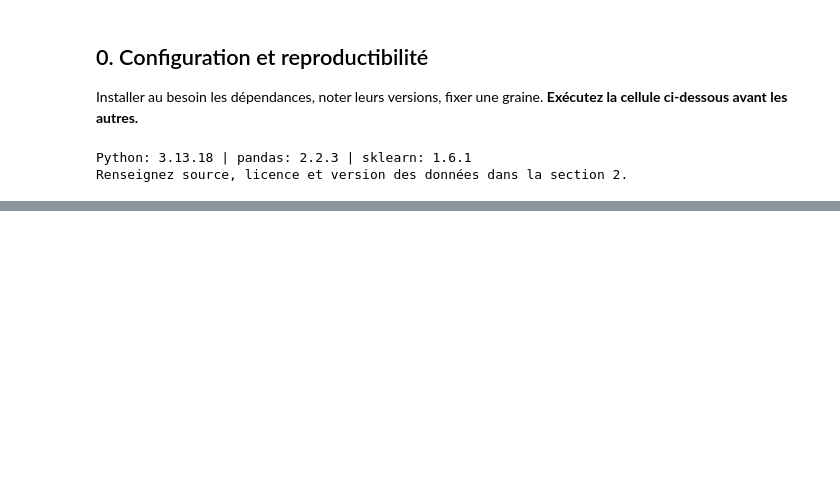
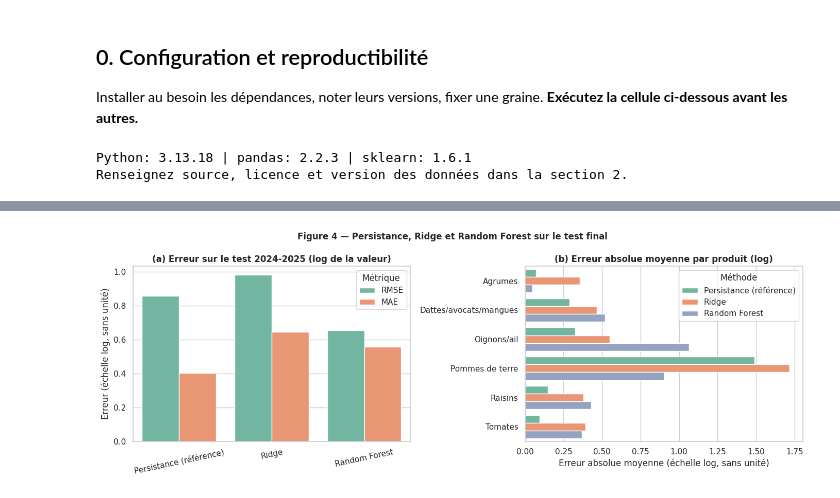
Before and after one commit to ABAAKIL5/25008036_ABAAKILASMA_CI, a Jupyter notebook: modele_projet_ci_s7_encg_settat.ipynb, the cells around one changed output, grey strips where cells are left out. Cells and saved outputs as stored; diff of their text form; code cells hidden in the pictures; blank space fills up the shorter version.

```diff
--- a/modele_projet_ci_s7_encg_settat.ipynb
+++ b/modele_projet_ci_s7_encg_settat.ipynb
@@ -64,10 +79,10 @@ from pathlib import Path
 import pandas as pd
 
 # Adapter ce chemin à l'extraction téléchargée pour le sujet attribué.
-CHEMIN_CSV = Path("/content/drive/MyDrive/EXAM-CC-B/exportations_agroalimentaires_maroc.csv")
+CHEMIN_CSV = Path("/content/drive/MyDrive/DATA SCIENCE CC PARTIE B/Exportations agroalimentaires, cc partieB.csv")
 
 # Décommenter et exécuter après avoir déposé les données accessibles au notebook.
-df = pd.read_csv("/content/drive/MyDrive/EXAM-CC-B/exportations_agroalimentaires_maroc.csv")
+df = pd.read_csv("/content/drive/MyDrive/DATA SCIENCE CC PARTIE B/Exportations agroalimentaires, cc partieB.csv")
 print("Dimensions :", df.shape)
 display(df.head())
 display(df.dtypes.to_frame("type"))
@@ -191,0 +633,94 @@ print("Renseignez ce tableau UNIQUEMENT avec les scores réellement calculés.")
+# %%
+import numpy as np
+import pandas as pd
+import matplotlib.pyplot as plt
+import seaborn as sns
+from pathlib import Path
+
+Path("figures").mkdir(exist_ok=True)
+NOMS = {701: "Pommes de terre", 702: "Tomates", 703: "Oignons/ail",
+        804: "Dattes/avocats/mangues", 805: "Agrumes", 806: "Raisins"}
+
+# 1. Prévisions sur le test final (2024-2025), évaluées une seule fois
+ref_test = X_test["lag1_log_value"]
+pred_test = {
+    "Persistance (référence)": ref_test,
+    "Ridge": modele_ridge.predict(X_test),
+    "Random Forest": modele_rf.predict(X_test),
+}
+tab_test = pd.DataFrame({k: scores(y_test, v) for k, v in pred_test.items()}).T
+
+# 2. Tableau comparatif réel : validation (modèles ajustés sur Train) et test (ajustés sur Train+Validation)
+resultats = pd.DataFrame({
+    "Méthode": tab_test.index,
+    "RMSE validation": tab_val["RMSE"].values,
+    "RMSE test": tab_test["RMSE"].values,
+    "MAE test": tab_test["MAE"].values,
+    "R² test": tab_test["R2"].values,
+}).round(4)
+print("--- TABLEAU COMPARATIF (métrique principale : RMSE sur log de la valeur) ---")
+display(resultats)
+
+ratio = tab_test.loc["Ridge", "RMSE"] / tab_test.loc["Persistance (référence)", "RMSE"]
+print(f"\nRMSE Ridge / RMSE persistance (test) = {ratio:.3f}  (seuil de réussite annoncé : <= 0.80)")
+print("Seuil atteint :", bool(ratio <= 0.80))
+
+# 3. Erreurs détaillées par observation
+err = test_df[["refYear", "cmdCode"]].copy()
+err["Produit"] = err["cmdCode"].astype(int).map(NOMS)
+err["y_reel_log"] = y_test.values
+for k, v in pred_test.items():
+    err[k] = np.asarray(v)
+    err["err_abs " + k] = (err[k] - err["y_reel_log"]).abs()
+
+erreurs_produit = (err.groupby("Produit")[[c for c in err.columns if c.startswith("err_abs")]]
+                   .mean().round(3))
+print("\n--- ERREUR ABSOLUE MOYENNE (log) PAR PRODUIT, TEST 2024-2025 ---")
+display(erreurs_produit)
+
+# 4. Sensibilité : sans les pommes de terre (analyse complémentaire, la métrique principale reste inchangée)
+sans_pdt = err["cmdCode"].astype(int) != 701
+sens = {k: rmse(err.loc[sans_pdt, "y_reel_log"], err.loc[sans_pdt, k]) for k in pred_test}
+print("\n--- RMSE TEST SANS POMMES DE TERRE (analyse de sensibilité) ---")
+print({k: round(v, 4) for k, v in sens.items()})
+
+# 5. Surapprentissage : RMSE entraînement contre validation pour les réglages retenus
+print("\n--- SURAPPRENTISSAGE (réglages retenus) ---")
+print("Ridge         :", res_ridge[res_ridge["alpha"] == best_alpha][["RMSE_train", "RMSE_val"]].round(4).to_dict("records")[0])
+print("Random Forest :", res_rf[res_rf["max_depth"] == str(best_depth)][["RMSE_train", "RMSE_val"]].round(4).to_dict("records")[0])
+
+# 6. Figure des résultats
+fig, axes = plt.subplots(1, 2, figsize=(14, 5))
+
+metr = tab_test[["RMSE", "MAE"]].reset_index().melt(id_vars="index", var_name="Métrique", value_name="Valeur")
+sns.barplot(data=metr, x="index", y="Valeur", hue="Métrique", palette="Set2", ax=axes[0])
+axes[0].set_title("(a) Erreur sur le test 2024-2025 (log de la valeur)", fontweight="bold")
+axes[0].set_xlabel("")
+axes[0].set_ylabel("Erreur (échelle log, sans unité)")
+axes[0].tick_params(axis="x", rotation=12)
+
+ep = erreurs_produit.reset_index().melt(id_vars="Produit", var_name="Méthode", value_name="Erreur absolue")
+ep["Méthode"] = ep["Méthode"].str.replace("err_abs ", "", regex=False)
+sns.barplot(data=ep, y="Produit", x="Erreur absolue", hue="Méthode", palette="Set2", ax=axes[1])
+axes[1].set_title("(b) Erreur absolue moyenne par produit (log)", fontweight="bold")
+axes[1].set_xlabel("Erreur absolue moyenne (échelle log, sans unité)")
+axes[1].set_ylabel("")
+
+plt.suptitle("Figure 4 — Persistance, Ridge et Random Forest sur le test final", fontsize=12, fontweight="bold")
+plt.tight_layout()
+plt.savefig("figures/fig4_resultats_test.png", dpi=150)
+plt.show()
+
+# 7. Illustration sur observations non vues : tomates et agrumes, 2024-2025 (millions USD)
+illus = err[err["cmdCode"].astype(int).isin([702, 805])].copy()
+tab_illus = pd.DataFrame({
+    "Année": illus["refYear"].astype(int).values,
+    "Produit": illus["Produit"].values,
+    "Valeur réelle (M USD)": np.exp(illus["y_reel_log"]).values / 1e6,
+    "Persistance (M USD)": np.exp(illus["Persistance (référence)"]).values / 1e6,
+    "Ridge (M USD)": np.exp(illus["Ridge"]).values / 1e6,
+    "Random Forest (M USD)": np.exp(illus["Random Forest"]).values / 1e6,
+}).sort_values(["Produit", "Année"]).round(0)
+print("\n--- ILLUSTRATION : TOMATES ET AGRUMES (observations non vues) ---")
+display(tab_illus)
+# %% [output]
@@ -191,0 +750 @@ print("Renseignez ce tableau UNIQUEMENT avec les scores réellement calculés.")
+[figure, added]
```
Also changed, not shown: parts of 32 cells of this notebook.
